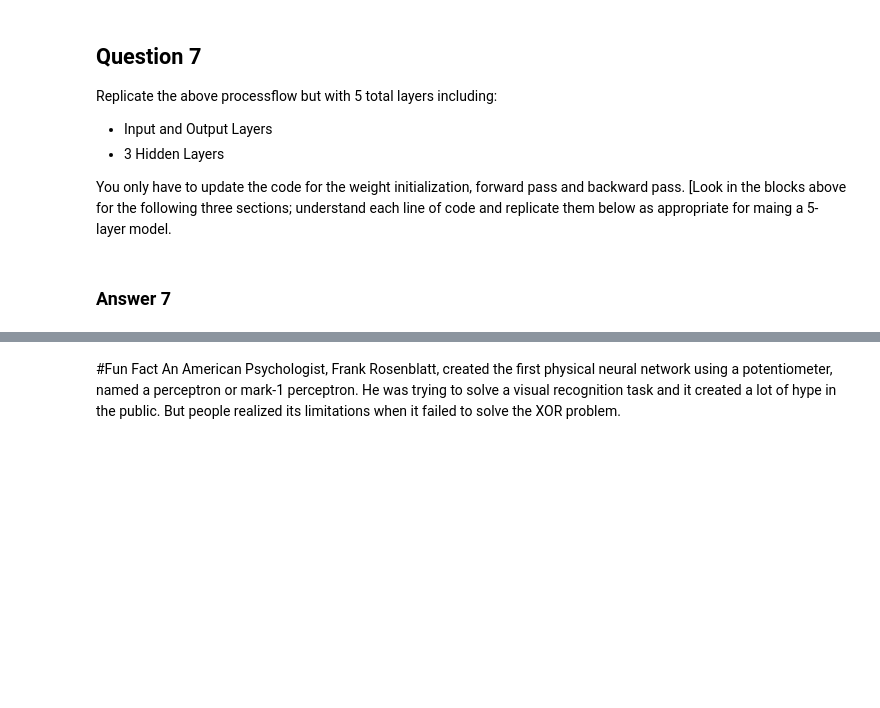
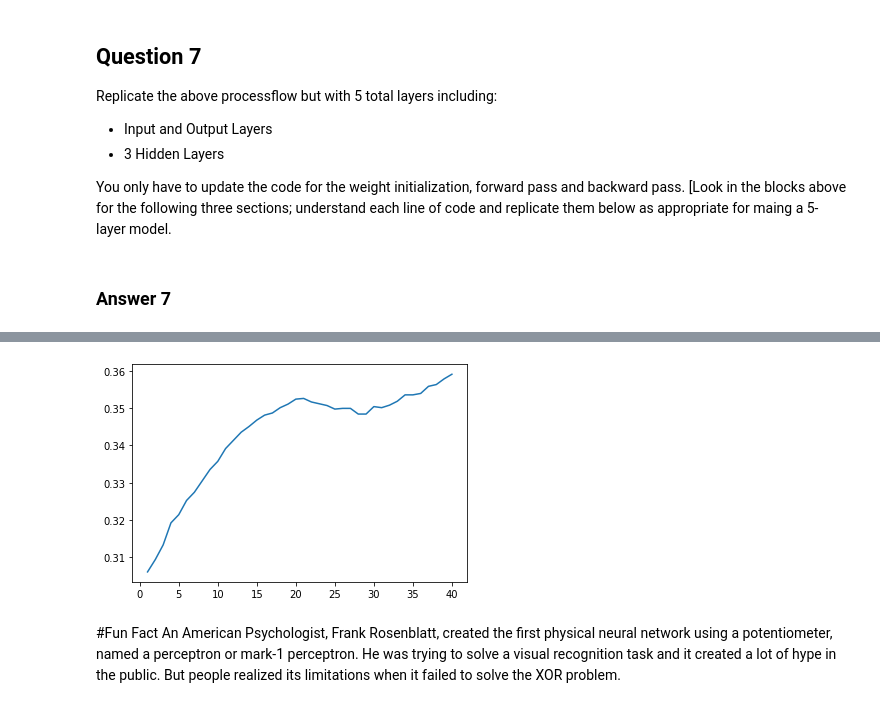
Before and after one commit to gguliants/MIT-SureStart, a Jupyter notebook: GG_Day_5_Intro_to_Neural_Network_SV.ipynb, the cells around one changed output, grey strips where cells are left out. Drawn from its saved outputs; the diff is of its cells as text; code cells hidden in the pictures; blank space fills up the shorter version.

```diff
--- a/GG_Day_5_Intro_to_Neural_Network_SV.ipynb
+++ b/GG_Day_5_Intro_to_Neural_Network_SV.ipynb
@@ -88,7 +88,7 @@ The last layer is **the output layer**, always meant for some sort of predictive
 # So, the input and output layers are fixed.
 # Let's also fix the number of hidden layers to 2 as well.
 # However, we can freely change the dimensions of the hidden layers
-sizes = [784, 128, 64, 10]
+sizes = [784, 128, 64, 24, 10]
 
 # The number of epochs are set to 10,
 # but as you will see 10 epochs are not enough to train the model to convergence
@@ -317,11 +322,16 @@ def forward_pass(x_train):
     params['Z2'] = np.dot(params["W2"], params['A1'])
     params['A2'] = sigmoid(params['Z2'])
 
-    # hidden layer 2 to output layer
+    # hidden layer 2 to hidden layer 3
     params['Z3'] = np.dot(params["W3"], params['A2'])
     params['A3'] = softmax(params['Z3'])
 
-    return params['A3'].T
+    #hidden layer 3 to output
+
+    params['Z4'] = np.dot(params["W4"], params['A3'])
+    params['A4'] = softmax(params['Z4'])
+
+    return params['A4'].T
 # %% [markdown]
 ## Question 3
 What do the $Zn$ parameters ($Z1$, $Z2$ or $Z3$) represent in the code block above?
@@ -351,7 +361,8 @@ The code block below and the comments at each step clearly outline the steps of
 change_w= {
             'W1': np.random.randn(hidden_1, input_layer) * np.sqrt(1. / hidden_1),
             'W2': np.random.randn(hidden_2, hidden_1) * np.sqrt(1. / hidden_2),
-            'W3': np.random.randn(output_layer, hidden_2) * np.sqrt(1. / output_layer)
+            'W3': np.random.randn(hidden_3, hidden_2) * np.sqrt(1. / hidden_3),
+            'W4': np.random.randn(output_layer, hidden_3) * np.sqrt(1. / output_layer)
             }
 # %%
 def backward_pass(y_train, output):
@@ -371,8 +382,12 @@ def backward_pass(y_train, output):
     # The error is calculated from W3 as a derivative of the loss, which is (output - y_train)^2
     # The loss function used is the Mean Squared Error and as the output has the softmax function in its calculation
     # Its derivative has the derivative of the softmax function
-    error = 2 * (output - y_train) / output.shape[0] * softmax(params['Z3'], derivative=True)
+    error = 2 * (output - y_train) / output.shape[0] * softmax(params['Z4'], derivative=True)
+    change_w['W4'] = np.outer(error, params['A3'])
+
+    error = np.dot(params['W4'].T, error) * sigmoid(params['Z3'], derivative=True)
     change_w['W3'] = np.outer(error, params['A2'])
+
     # Calculate W2 update
     # W2 uses W3 error and W3 weights to calculate error for the second hidden layer
     # Here the second hidden layer uses the sigmoid function to calculate its output
@@ -589,0 +597,60 @@ train(x_train.to_numpy(), y_train, x_val.to_numpy(), y_val)
+# %%
+""" Enter your code for Question 7 here """
+# Weight Initialization
+
+# Forward pass
+def forward_pass(x_train):
+    params['A0'] = x_train
+
+    # input layer to hidden layer 1
+    params['Z1'] = np.dot(params["W1"], params['A0'])
+    params['A1'] = sigmoid(params['Z1'])
+
+    # hidden layer 1 to hidden layer 2
+    params['Z2'] = np.dot(params["W2"], params['A1'])
+    params['A2'] = sigmoid(params['Z2'])
+
+    # hidden layer 2 to hidden layer 3
+    params['Z3'] = np.dot(params["W3"], params['A2'])
+    params['A3'] = softmax(params['Z3'])
+
+    #hidden layer 3 to output
+
+    params['Z4'] = np.dot(params["W4"], params['A3'])
+    params['A4'] = softmax(params['Z4'])
+
+   # returning the probability distribution
+    return params['A4']
+
+# Backward pass
+def backward_pass(y_train, output):
+    change_w = {}
+    # Calculate W3 update
+    # The error is calculated from W3 as a derivative of the loss, which is (output - y_train)^2
+    # The loss function used is the Mean Squared Error and as the output has the softmax function in its calculation
+    # Its derivative has the derivative of the softmax function
+    error = 2 * (output - y_train) / output.shape[0] * softmax(params['Z4'], derivative=True)
+    change_w['W4'] = np.outer(error, params['A3'])
+
+    error = np.dot(params['W4'].T, error) * sigmoid(params['Z3'], derivative=True)
+    change_w['W3'] = np.outer(error, params['A2'])
+
+    # Calculate W2 update
+    # W2 uses W3 error and W3 weights to calculate error for the second hidden layer
+    # Here the second hidden layer uses the sigmoid function to calculate its output
+    # That is why we multiply the output by the derivative of the sigmoid function\
+    error = np.dot(params['W3'].T, error) * sigmoid(params['Z2'], derivative=True)
+    change_w['W2'] = np.outer(error, params['A1'])
+
+    # Calculate W1 update
+    # W1 uses W2 error and W2 weights to calculate error fpr second hidden layer
+    # Here the second hidden layer uses the sigmoid function to calculate its output
+    # That is why we multiply the output by the derivative of the sigmoid function
+    error = np.dot(params['W2'].T, error) * sigmoid(params['Z1'], derivative=True)
+    change_w['W1'] = np.outer(error, params['A0'])
+
+    return change_w
+
+# Run the train pass
+train(x_train.to_numpy(), y_train, x_val.to_numpy(), y_val)
+# %% [output]
@@ -590,3 +674,4 @@ train(x_train.to_numpy(), y_train, x_val.to_numpy(), y_val)
+[figure, added]
 # %% [markdown]
 #Fun Fact
 An American Psychologist, Frank Rosenblatt, created the first physical neural network using a potentiometer, named a perceptron or mark-1 perceptron. He was trying to solve a visual recognition task and it created a lot of hype in the public. But people realized its limitations when it failed to solve the XOR problem.
```
Also changed, not shown: parts of 11 cells of this notebook.
